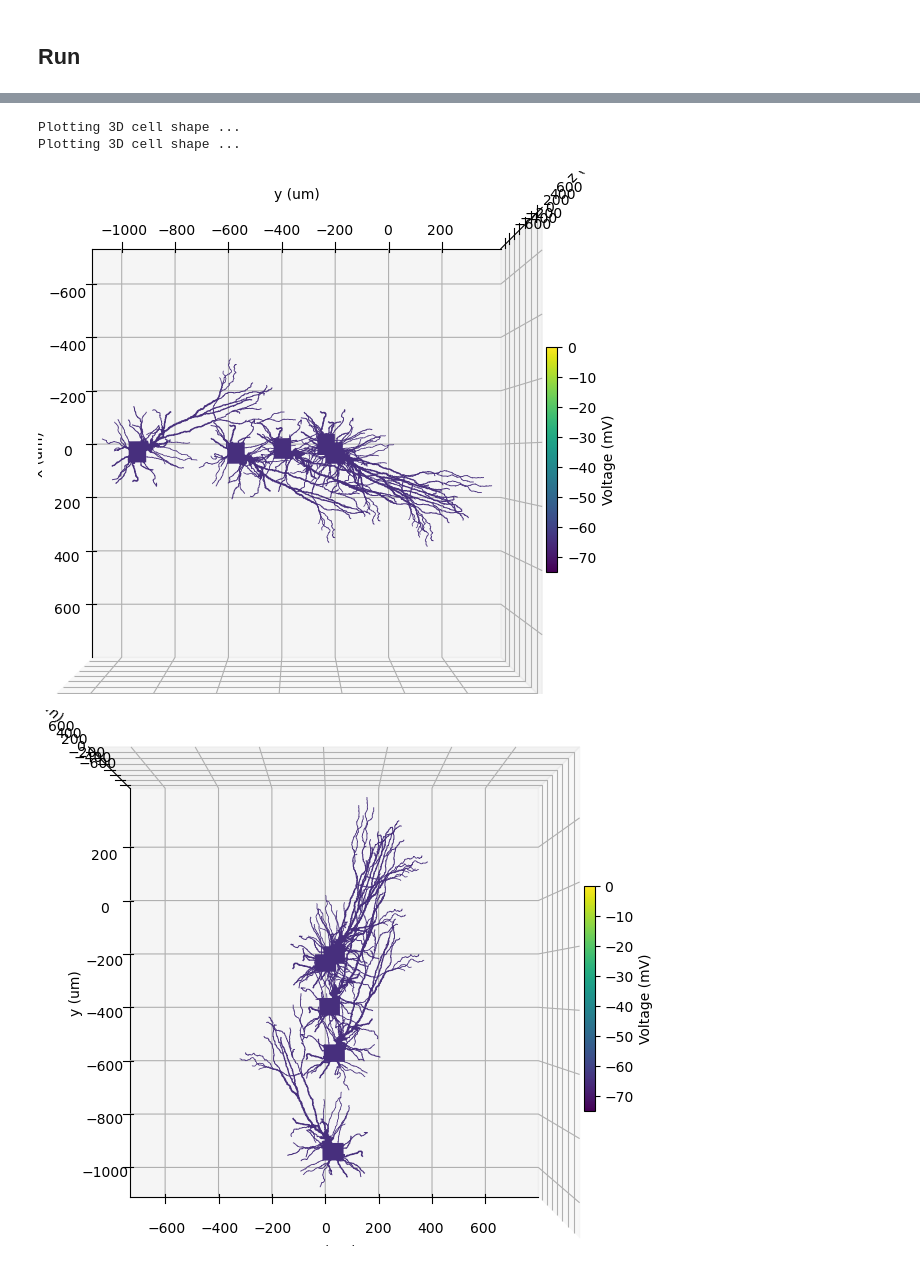
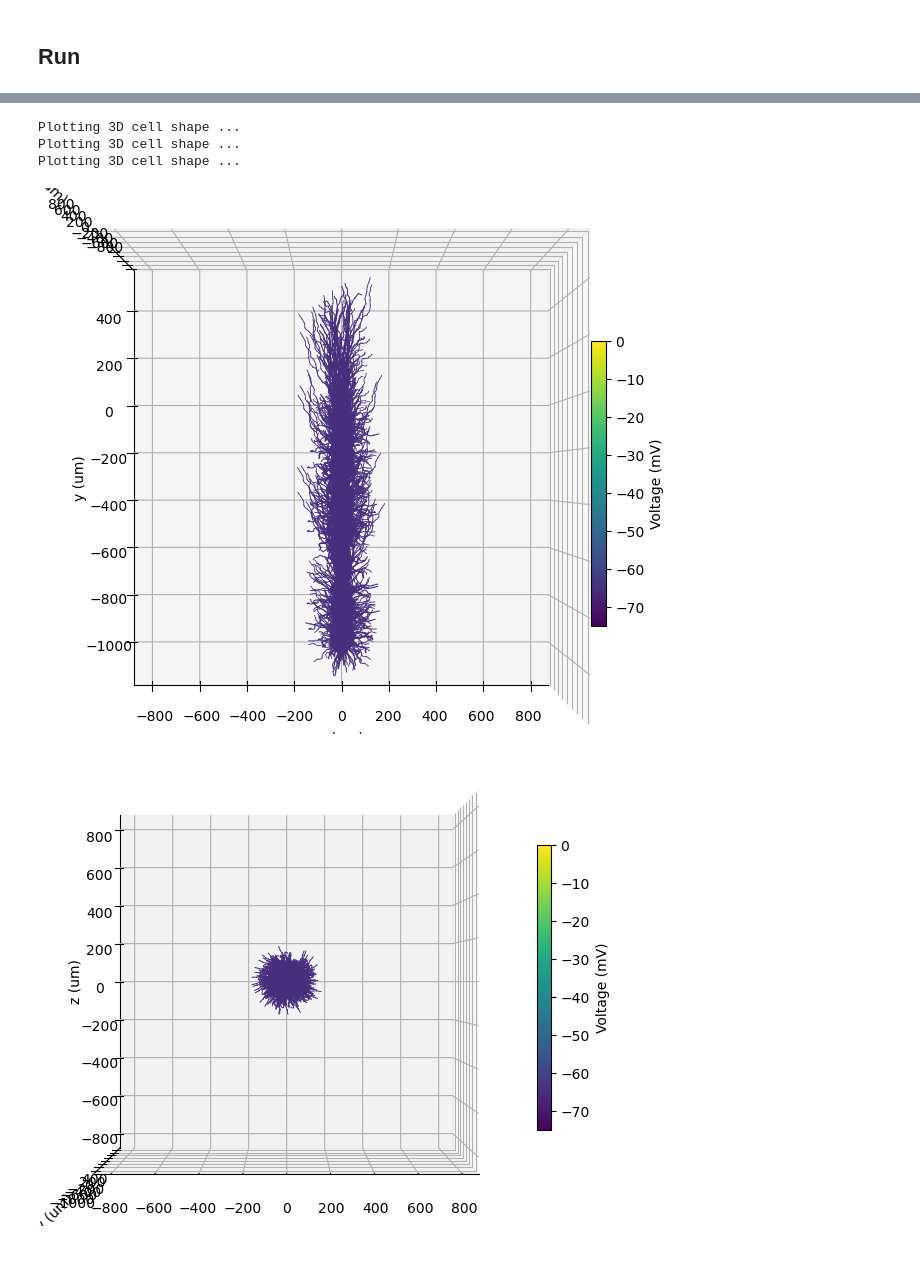
Before and after one commit to FernandoSBorges/Human_L23_NetPyNE, a Jupyter notebook: NetPyNE_human_L23_Simple_Rotation.ipynb, the cells around one changed output, grey strips where cells are left out. Drawn from its saved outputs; the diff is of its cells as text; code cells hidden in the pictures.

```diff
--- a/NetPyNE_human_L23_Simple_Rotation.ipynb
+++ b/NetPyNE_human_L23_Simple_Rotation.ipynb
@@ -268,20 +353,25 @@ Analyzing...
   Connections: 0 (0.00 per cell)
 {spkt: {}, _repr_mimebundle_: {}}
-# %%
-for cn,cell_name in enumerate(['HL23PYR']):
-# for cn,cell_name in enumerate(['HL23PYR']):
-
-    sim.analysis.plotShape(includePre=[cell_name], includePost=[cell_name], includeAxon=False, showSyns=False, showElectrodes=False,
-        cvar= 'voltage', dist=0.6, elev=90, azim=0,
-        axisLabels=True, synStyle='o',
-        clim= [-75, 0], showFig=False, synSize=2)
-
-    sim.analysis.plotShape(includePre=[cell_name], includePost=[cell_name], includeAxon=False, showSyns=False, showElectrodes=False,
-        cvar= 'voltage', dist=0.6, elev=90, azim=-90,
-        axisLabels=True, synStyle='o',
-        clim= [-75, 0], showFig=False, synSize=2)
-# %% [output]
-Plotting 3D cell shape ...
-Plotting 3D cell shape ...
-[figure, removed]
-[figure, removed]
+# %%
+for cn,cell_name in enumerate(['HL23PYR']):
+
+    sim.analysis.plotShape(includePre=[cell_name], includePost=[cell_name], includeAxon=False, showSyns=False, showElectrodes=False,
+        cvar= 'voltage', dist=0.6, elev=90, azim=-90,
+        axisLabels=True, synStyle='o',
+        clim= [-75, 0], showFig=False, synSize=2, figSize=(6,6))
+
+    sim.analysis.plotShape(includePre=[cell_name], includePost=[cell_name], includeAxon=False, showSyns=False, showElectrodes=False,
+        cvar= 'voltage', dist=0.76, elev=0, azim=-90,
+        axisLabels=True, synStyle='o',
+        clim= [-75, 0], showFig=False, synSize=2, figSize=(6,6))
+
+    sim.analysis.plotShape(includePre=[cell_name], includePost=[cell_name], includeAxon=False, showSyns=False, showElectrodes=False,
+        cvar= 'voltage', dist=0.76, elev=90, azim=180,
+        axisLabels=True, synStyle='o',
+        clim= [-75, 0], showFig=False, synSize=2, figSize=(6,6))
+# %% [output]
+Plotting 3D cell shape ...
+Plotting 3D cell shape ...
+Plotting 3D cell shape ...
+[figure, added]
+[figure, added]
```
Also changed, not shown: parts of 8 cells of this notebook, 1 other file.
